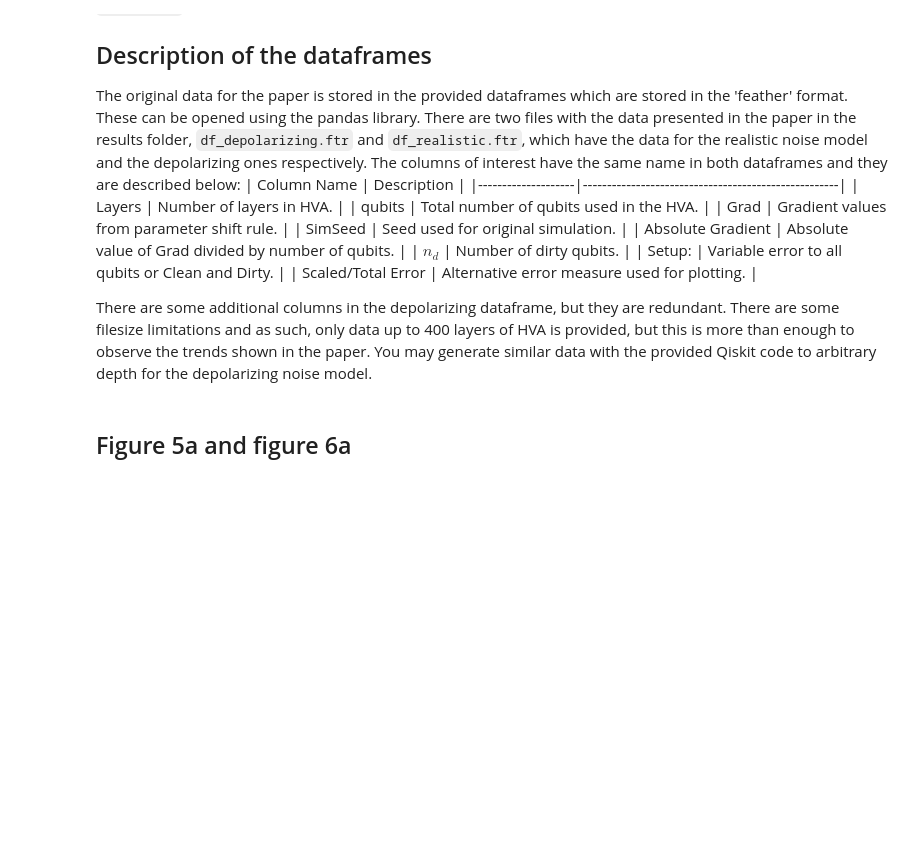
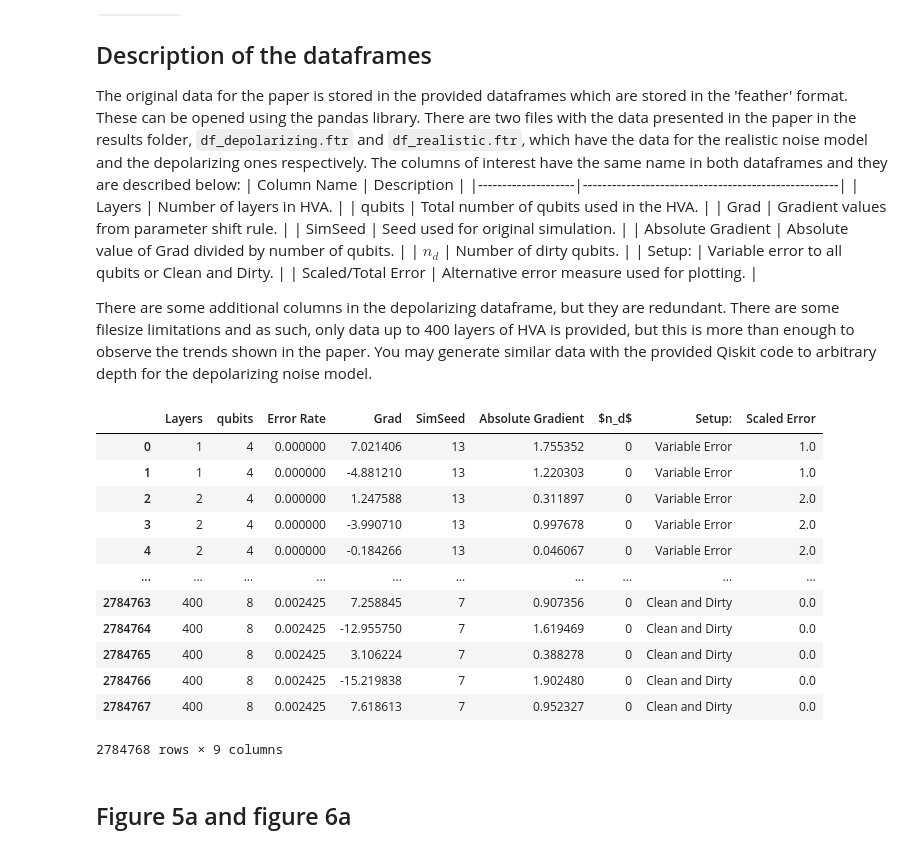
Before and after one commit to danielbultrini/Clean_Dirty_Qubits, a Jupyter notebook: Reproduce Figures.ipynb, the cells around one changed output. Cells and saved outputs as stored; diff of their text form; code cells hidden in the pictures; blank space fills up the shorter version.

```diff
--- a/Reproduce Figures.ipynb
+++ b/Reproduce Figures.ipynb
@@ -35,6 +35,22 @@ sns.set_context("paper", rc={'text.usetex' : True,"font.size":18,"axes.titlesize
 ### Loading dataframes
 df_depol = pd.read_feather('./results/df_depolarizing.ftr')
 df_real = pd.read_feather('results/df_realistic.ftr')
+# %%
+df_depol
+# %% [output]
+|  | Layers | qubits | Error Rate | Grad | SimSeed | Absolute Gradient | $n_d$ | Setup: | Scaled Error |
+| 0 | 1 | 4 | 0.000000 | 7.021406 | 13 | 1.755352 | 0 | Variable Error | 1.0 |
+| 1 | 1 | 4 | 0.000000 | -4.881210 | 13 | 1.220303 | 0 | Variable Error | 1.0 |
+| 2 | 2 | 4 | 0.000000 | 1.247588 | 13 | 0.311897 | 0 | Variable Error | 2.0 |
+| 3 | 2 | 4 | 0.000000 | -3.990710 | 13 | 0.997678 | 0 | Variable Error | 2.0 |
+| 4 | 2 | 4 | 0.000000 | -0.184266 | 13 | 0.046067 | 0 | Variable Error | 2.0 |
+| ... | ... | ... | ... | ... | ... | ... | ... | ... | ... |
+| 2784763 | 400 | 8 | 0.002425 | 7.258845 | 7 | 0.907356 | 0 | Clean and Dirty | 0.0 |
+| 2784764 | 400 | 8 | 0.002425 | -12.955750 | 7 | 1.619469 | 0 | Clean and Dirty | 0.0 |
+| 2784765 | 400 | 8 | 0.002425 | 3.106224 | 7 | 0.388278 | 0 | Clean and Dirty | 0.0 |
+| 2784766 | 400 | 8 | 0.002425 | -15.219838 | 7 | 1.902480 | 0 | Clean and Dirty | 0.0 |
+| 2784767 | 400 | 8 | 0.002425 | 7.618613 | 7 | 0.952327 | 0 | Clean and Dirty | 0.0 |
+2784768 rows × 9 columns
 # %% [markdown]
 ## Figure 5a and figure 6a
 # %%
```
Also changed, not shown: 10 other files.
